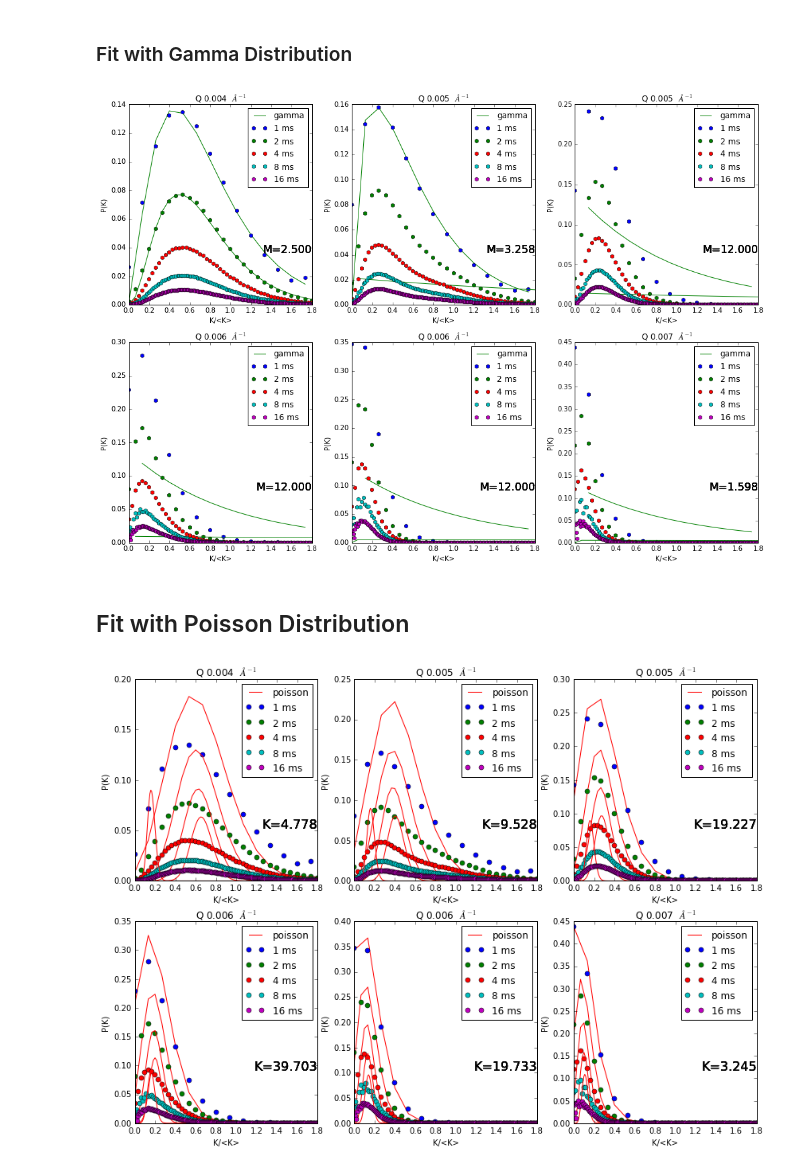
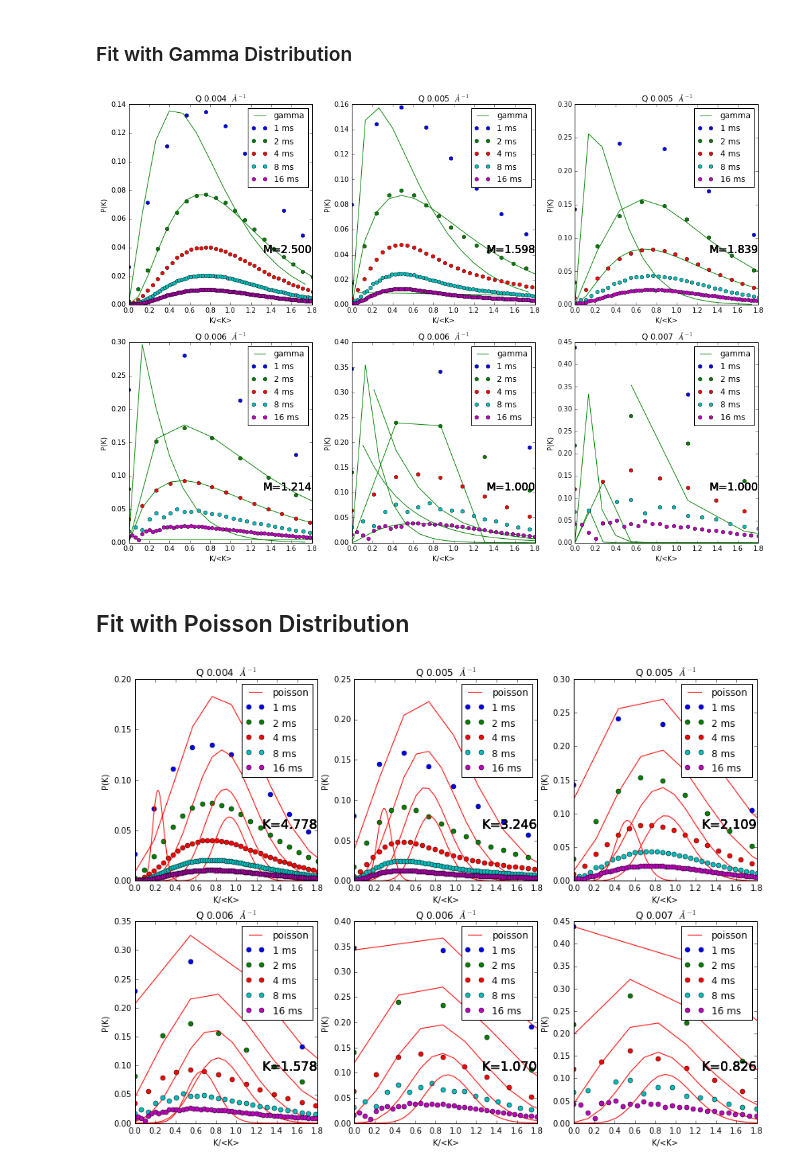
Before and after one commit to NSLS-II-CHX/chx-pipelines, a Jupyter notebook: XSVS pipeline.ipynb, the cells around one changed output. Cells and saved outputs as stored; diff of their text form; code cells hidden in the pictures.

```diff
--- a/XSVS pipeline.ipynb
+++ b/XSVS pipeline.ipynb
@@ -468,7 +467,7 @@ for i in range(num_rings):
         axes = fig.add_subplot(sx, sy, i+1 )
         axes.set_xlabel("K/<K>")
         axes.set_ylabel("P(K)")
-        art, = axes.plot(norm_bin_edges[j, i][:-1], spe_cts_all[j, i], '-o',
+        art, = axes.plot(Knorm_bin_edges[j, i][:-1], spe_cts_all[j, i], '-o',
                      label=str(time_steps[j])+" ms")
         axes.set_xlim(0, 1.5)
         axes.set_title("Q "+ '%.3f  '%(q_ring_center[i])+ r'$\AA^{-1}$')
@@ -485,7 +484,7 @@ axes[num_rings-1].set_xlabel("K/<K>")
 for i in range(num_rings):
     for j in range(num_times):
         axes[i].set_ylabel("P(K)")
-        art = axes[i].errorbar(norm_bin_edges[j, i][:-1], spe_cts_all[j, i],
+        art = axes[i].errorbar(Knorm_bin_edges[j, i][:-1], spe_cts_all[j, i],
                          std_dev[j, i], fmt='-o',label=str(time_steps[j])+" ms")
         axes[i].set_xlim(0, 1.5)
         axes[i].set_title("Q "+ '%.3f  '%(q_ring_center[i])+ r'$\AA^{-1}$')
@@ -697,9 +698,6 @@ $ \beta = 1/M $
 # %%
 contrast_factor = np.zeros((num_rings, num_times))
-k = 0
 for i in range(num_rings):
     for j in range(num_times):
-        contrast_factor[i, j] = 1/M_val[k]
-        k += 1
-
+        contrast_factor[i, j] =  1/M_val[i][j]
 contrast_factor
@@ -769,18 +759,19 @@ plt.show()
 # %% [markdown]
 ### Fit with Gamma Distribution
 # %%
-Mg_val = []
+Mg_val = {}
 fig = plt.figure(figsize=(14, 10))
 plt.title('uid= %s'%uid+ " Fitting with Gamma Function", fontsize=20, y=1.02)
 plt.axes(frameon=False)
 plt.xticks([])
 plt.yticks([])
 for i in range(num_rings):
+    Mg_val[i] = []
     for j in range(num_times):
         result_g = g_mod.fit(spe_cts_all[j, i],
                              bin_values=bin_edges[j, i][:-1],
-                             K=mean_bin_value**2**j, M=12)
-        Mg_val.append(result_g.best_values['M'])
+                             K=K_mean[i]**2**j, M=12)
+        Mg_val[i].append(result_g.best_values['M'])
         axes = fig.add_subplot(sx, sy, i+1 )
         axes.set_xlabel("K/<K>")
         axes.set_ylabel("P(K)")
@@ -788,11 +779,11 @@ for i in range(num_rings):
             art, = axes.plot(norm_bin_edges[j, i][:-1], result_g.best_fit, '-g',
                label="gamma")
         else:
-            art, = axes.plot(norm_bin_edges[j, i][:-1], result_g.best_fit, '-g')
-        art, = axes.plot(norm_bin_edges[j, i][:-1], spe_cts_all[j, i], 'h',
+            art, = axes.plot(Knorm_bin_edges[j, i][:-1], result_g.best_fit, '-g')
+        art, = axes.plot(Knorm_bin_edges[j, i][:-1], spe_cts_all[j, i], 'h',
                      label=str(time_steps[j])+" ms")
         axes.set_xlim(0, 1.8)
-        axes.annotate(r'M='+'%.3f'%(Mg_val[i]), xy=(1, 0.25),
+        axes.annotate(r'M='+'%.3f'%(Mg_val[i][0]), xy=(1, 0.25),
                       xycoords='axes fraction', fontsize=16,
                       horizontalalignment='right', verticalalignment='bottom')
         axes.set_title("Q "+ '%.3f  '%(q_ring_center[i])+ r'$\AA^{-1}$')
@@ -800,44 +791,45 @@ for i in range(num_rings):
 fig.tight_layout()
 plt.show()
 # %% [output]
-[figure, old version]
+[figure, new version]
 # %% [markdown]
 ## Fit with Poisson Distribution
 # %%
-Kp_val = []
+Kp_val = {}
 sx = int(round(np.sqrt(num_rings)))
 if num_rings%sx == 0:
     sy = int(num_rings/sx)
 else:
     sy = int(num_rings/sx+1)
 fig = plt.figure(figsize=(14, 10))
 plt.title('uid= %s'%uid+" Fitting with Poission Function", fontsize=20, y=1.02)
 plt.axes(frameon=False)
 plt.xticks([])
 plt.yticks([])
 for i in range(num_rings):
+    Kp_val[i] = []
     for j in range(num_times):
         result_p = p_mod.fit(spe_cts_all[j, i],
                              bin_values=bin_edges[j, i][:-1],
-                             K=2)
-        Kp_val.append(result_p.best_values['K'])
+                             K=8)
+        Kp_val[i].append(result_p.best_values['K'])
         axes = fig.add_subplot(sx, sy, i+1 )
         axes.set_xlabel("K/<K>")
         axes.set_ylabel("P(K)")
         if j == 0:
-            art, = axes.plot(norm_bin_edges[j, i][:-1], result_p.best_fit, '-r',
+            art, = axes.plot(Knorm_bin_edges[j, i][:-1], result_p.best_fit, '-r',
                    label="poisson")
         else:
-            art, = axes.plot(norm_bin_edges[j, i][:-1], result_p.best_fit, '-r')
-        art, = axes.plot(norm_bin_edges[j, i][:-1], spe_cts_all[j, i], 'o',
+            art, = axes.plot(Knorm_bin_edges[j, i][:-1], result_p.best_fit, '-r')
+        art, = axes.plot(Knorm_bin_edges[j, i][:-1], spe_cts_all[j, i], 'o',
                      label=str(time_steps[j])+" ms")
         axes.set_xlim(0, 1.8)
-        axes.annotate(r'K='+'%.3f'%(Kp_val[i]), xy=(1, 0.25),
+        axes.annotate(r'K='+'%.3f'%(Kp_val[i][0]), xy=(1, 0.25),
                       xycoords='axes fraction', fontsize=16,
                       horizontalalignment='right', verticalalignment='bottom')
         axes.set_title("Q "+ '%.3f  '%(q_ring_center[i])+ r'$\AA^{-1}$')
         axes.legend()
 plt.show()
 fig.tight_layout()
 # %% [output]
-[figure, old version]
+[figure, new version]
```
Also changed, not shown: parts of 18 cells of this notebook.
